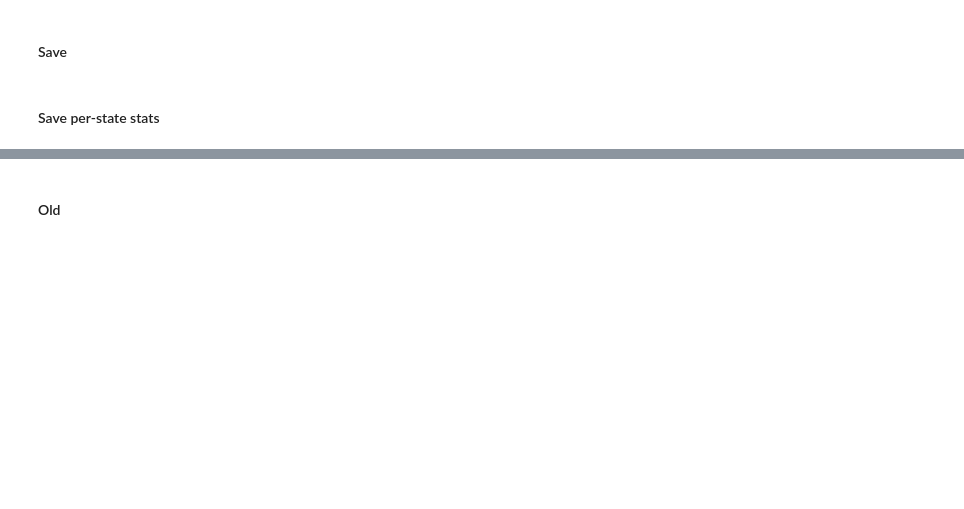
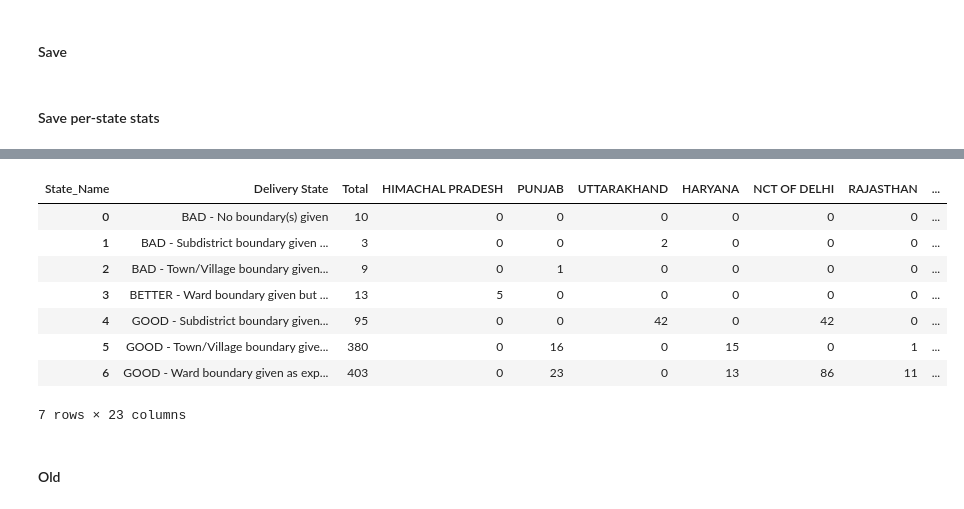
Before and after one commit to IDinsight/rooftop_sampling, a Jupyter notebook: IFS/boundary_quality_checks.ipynb, the cells around one changed output, grey strips where cells are left out. Drawn from its saved outputs; the diff is of its cells as text; code cells hidden in the pictures; blank space fills up the shorter version.

```diff
--- a/IFS/boundary_quality_checks.ipynb
+++ b/IFS/boundary_quality_checks.ipynb
@@ -365,3 +506,18 @@ for v in delivery_state_pivot["Delivery State"]:
+# %%
+# add a total column as the second column
+delivery_state_pivot.insert(1, "Total", delivery_state_pivot.iloc[:,1:].sum(axis=1))
+# %%
+delivery_state_pivot
+# %% [output]
+| State_Name | Delivery State | Total | HIMACHAL PRADESH | PUNJAB | UTTARAKHAND | HARYANA | NCT OF DELHI | RAJASTHAN | ... |
+| 0 | BAD - No boundary(s) given | 10 | 0 | 0 | 0 | 0 | 0 | 0 | ... |
+| 1 | BAD - Subdistrict boundary given ... | 3 | 0 | 0 | 2 | 0 | 0 | 0 | ... |
+| 2 | BAD - Town/Village boundary given... | 9 | 0 | 1 | 0 | 0 | 0 | 0 | ... |
+| 3 | BETTER - Ward boundary given but ... | 13 | 5 | 0 | 0 | 0 | 0 | 0 | ... |
+| 4 | GOOD - Subdistrict boundary given... | 95 | 0 | 0 | 42 | 0 | 42 | 0 | ... |
+| 5 | GOOD - Town/Village boundary give... | 380 | 0 | 16 | 0 | 15 | 0 | 1 | ... |
+| 6 | GOOD - Ward boundary given as exp... | 403 | 0 | 23 | 0 | 13 | 86 | 11 | ... |
+7 rows × 23 columns
 # %%
 delivery_state_pivot.to_csv(CLEANED_DATA_DIR / "Delivery State Counts By State.csv", index=False)
 # %% [markdown]
```
Also changed, not shown: parts of 19 cells of this notebook.
